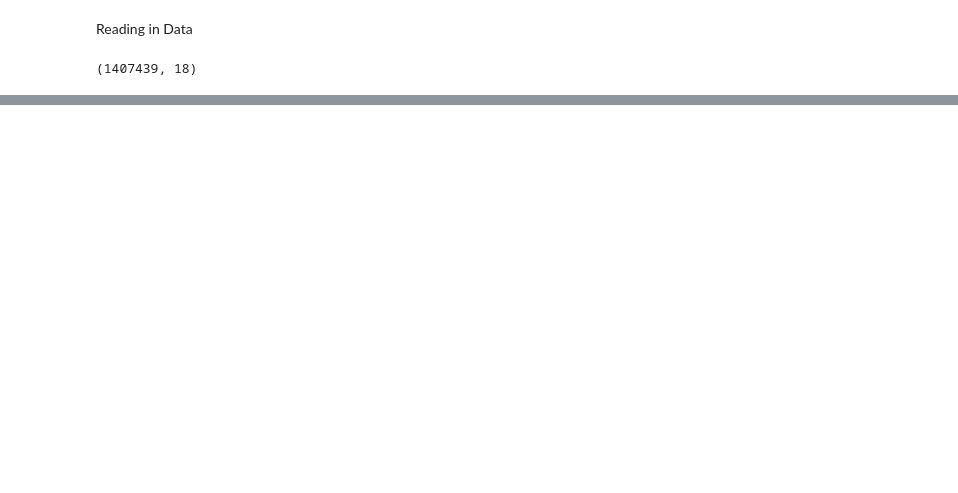
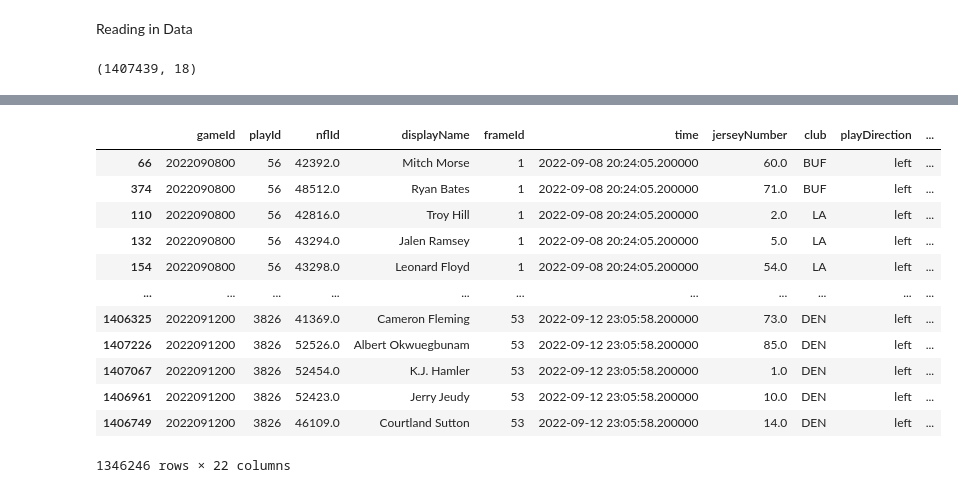
Before and after one commit to edzwil/big-data-bowl-2024, a Jupyter notebook: all_plays.ipynb, the cells around one changed output, grey strips where cells are left out. Drawn from its saved outputs; the diff is of its cells as text; code cells hidden in the pictures; blank space fills up the shorter version.

```diff
--- a/all_plays.ipynb
+++ b/all_plays.ipynb
@@ -202,0 +54,23 @@ final_input_df = pd.concat(final_input_list)
+# %%
+pre_final['number'] = pre_final.groupby(['gameId','playId', 'frameId', 'club']).cumcount()
+pre_final = pre_final[pre_final['club'] != 'football']
+# %%
+pre_final = pre_final.sort_values(by = ['gameId', 'playId', 'frameId', 'position', 'jerseyNumber'])
+# %%
+pd.set_option("display.max_rows", 100)
+# %%
+pre_final
+# %% [output]
+|  | gameId | playId | nflId | displayName | frameId | time | jerseyNumber | club | playDirection | ... |
+| 66 | 2022090800 | 56 | 42392.0 | Mitch Morse | 1 | 2022-09-08 20:24:05.200000 | 60.0 | BUF | left | ... |
+| 374 | 2022090800 | 56 | 48512.0 | Ryan Bates | 1 | 2022-09-08 20:24:05.200000 | 71.0 | BUF | left | ... |
+| 110 | 2022090800 | 56 | 42816.0 | Troy Hill | 1 | 2022-09-08 20:24:05.200000 | 2.0 | LA | left | ... |
+| 132 | 2022090800 | 56 | 43294.0 | Jalen Ramsey | 1 | 2022-09-08 20:24:05.200000 | 5.0 | LA | left | ... |
+| 154 | 2022090800 | 56 | 43298.0 | Leonard Floyd | 1 | 2022-09-08 20:24:05.200000 | 54.0 | LA | left | ... |
+| ... | ... | ... | ... | ... | ... | ... | ... | ... | ... | ... |
+| 1406325 | 2022091200 | 3826 | 41369.0 | Cameron Fleming | 53 | 2022-09-12 23:05:58.200000 | 73.0 | DEN | left | ... |
+| 1407226 | 2022091200 | 3826 | 52526.0 | Albert Okwuegbunam | 53 | 2022-09-12 23:05:58.200000 | 85.0 | DEN | left | ... |
+| 1407067 | 2022091200 | 3826 | 52454.0 | K.J. Hamler | 53 | 2022-09-12 23:05:58.200000 | 1.0 | DEN | left | ... |
+| 1406961 | 2022091200 | 3826 | 52423.0 | Jerry Jeudy | 53 | 2022-09-12 23:05:58.200000 | 10.0 | DEN | left | ... |
+| 1406749 | 2022091200 | 3826 | 46109.0 | Courtland Sutton | 53 | 2022-09-12 23:05:58.200000 | 14.0 | DEN | left | ... |
+1346246 rows × 22 columns
```
Also changed, not shown: parts of 26 cells of this notebook.
